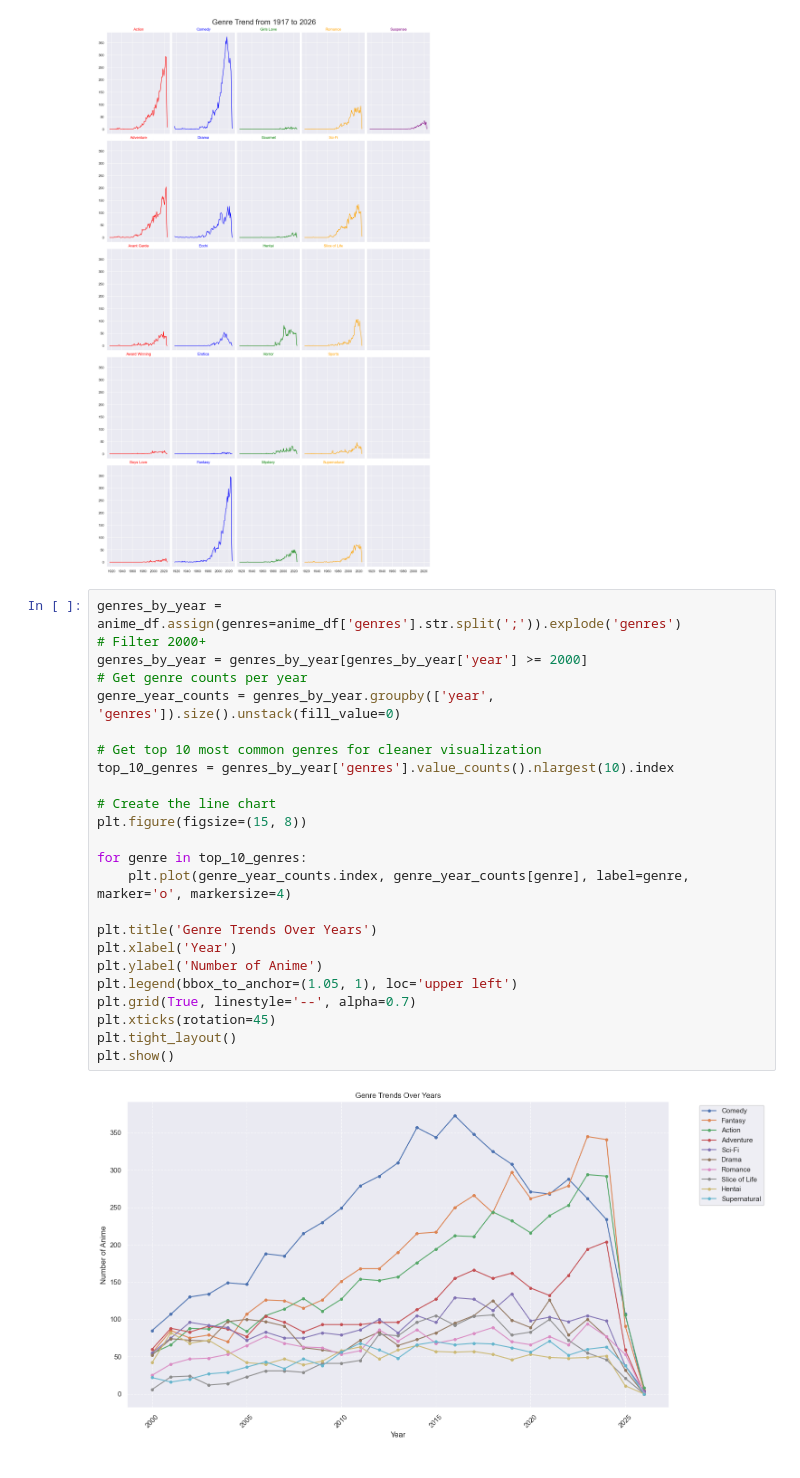
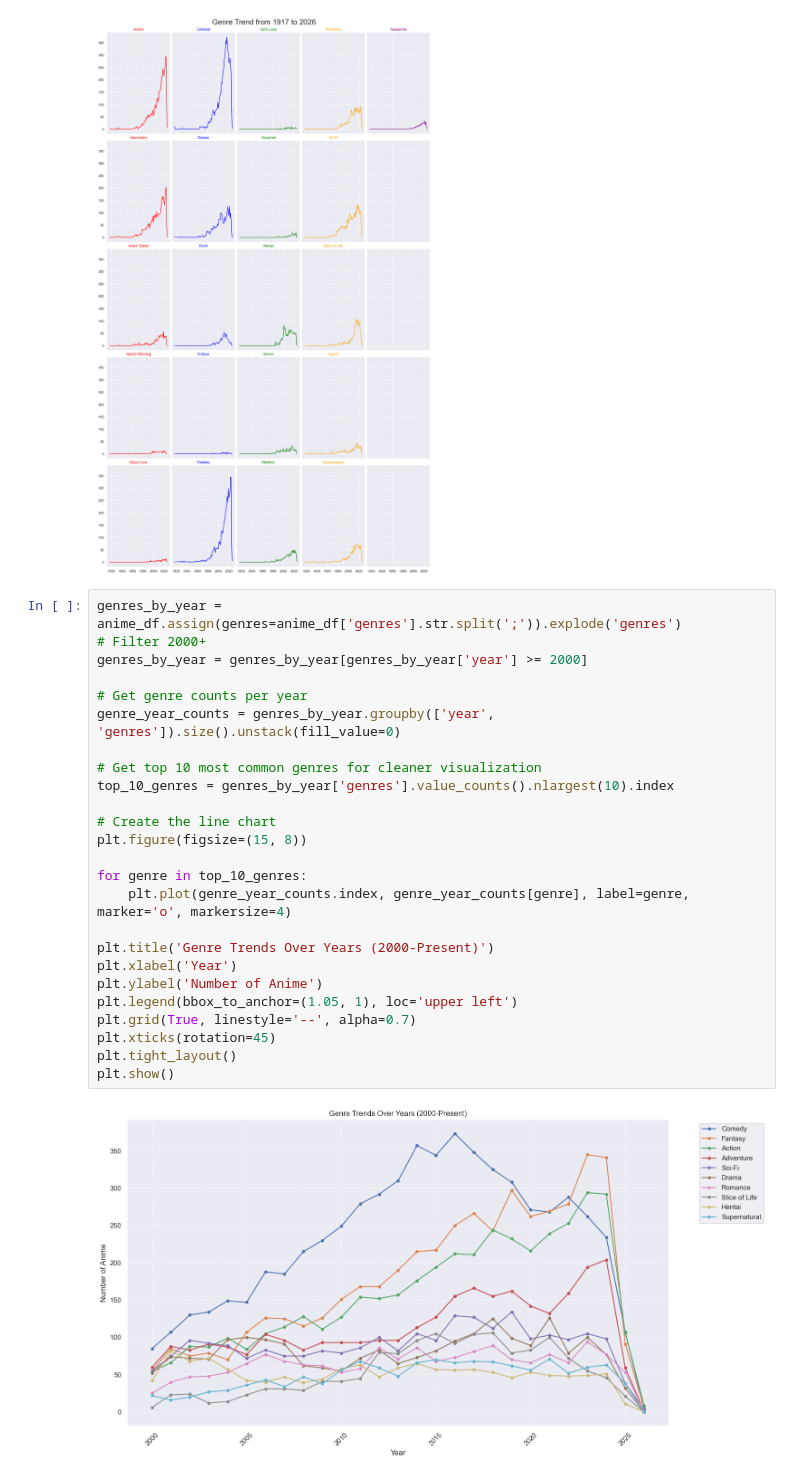
Before and after one commit to ImCodingCat/capstone_project, a Jupyter notebook: explore/explore.ipynb, the cells around one changed output. Saved outputs shown, nothing was run; the diff lists cells and outputs as text.

```diff
--- a/explore/explore.ipynb
+++ b/explore/explore.ipynb
@@ -465,26 +465,27 @@ plt.show()
 # %%
 genres_by_year = anime_df.assign(genres=anime_df['genres'].str.split(';')).explode('genres')
 # Filter 2000+
 genres_by_year = genres_by_year[genres_by_year['year'] >= 2000]
+
 # Get genre counts per year
 genre_year_counts = genres_by_year.groupby(['year', 'genres']).size().unstack(fill_value=0)
 
 # Get top 10 most common genres for cleaner visualization
 top_10_genres = genres_by_year['genres'].value_counts().nlargest(10).index
 
 # Create the line chart
 plt.figure(figsize=(15, 8))
 
 for genre in top_10_genres:
     plt.plot(genre_year_counts.index, genre_year_counts[genre], label=genre, marker='o', markersize=4)
 
-plt.title('Genre Trends Over Years')
+plt.title('Genre Trends Over Years (2000-Present)')
 plt.xlabel('Year')
 plt.ylabel('Number of Anime')
 plt.legend(bbox_to_anchor=(1.05, 1), loc='upper left')
 plt.grid(True, linestyle='--', alpha=0.7)
 plt.xticks(rotation=45)
 plt.tight_layout()
 plt.show()
 # %% [output]
-[figure, old version]
+[figure, new version]
```
Also changed, not shown: 1 other file.
